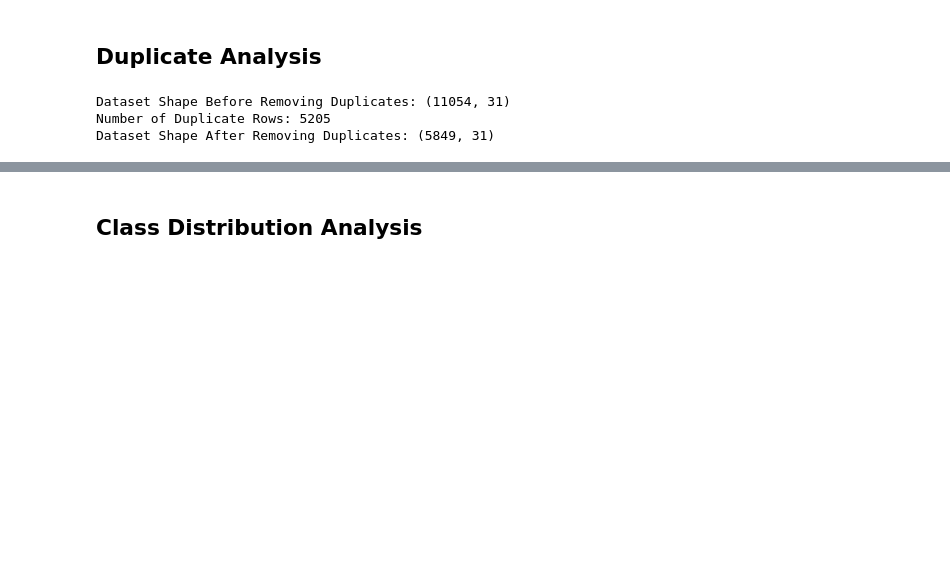
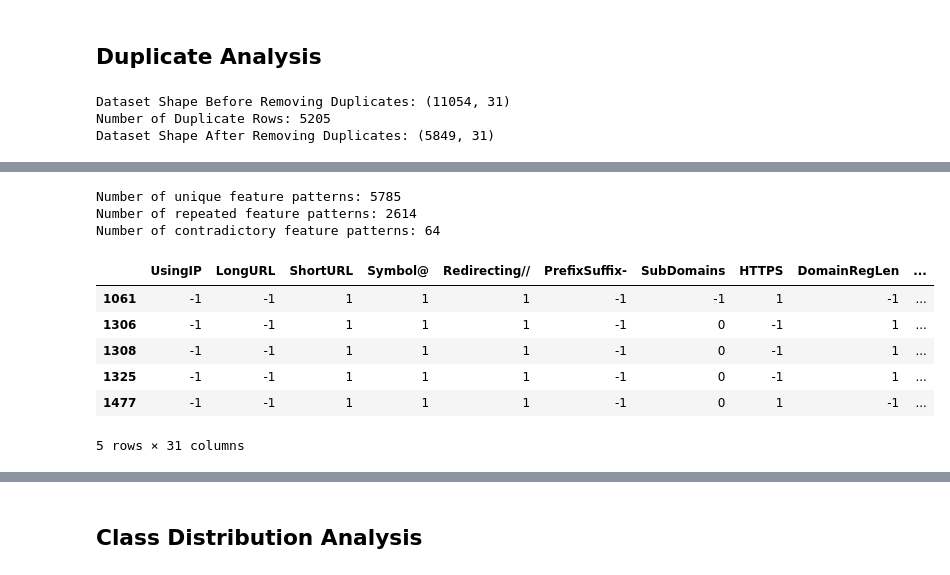
Before and after one commit to ja4smin/phishing-detection-reproduction, a Jupyter notebook: Phishing_Detection_Reproduction.ipynb, the cells around one changed output, grey strips where cells are left out. Saved outputs shown, nothing was run; the diff lists cells and outputs as text; code cells hidden in the pictures; blank space fills up the shorter version.

Commit message:
Add duplicate pattern analysis

```diff
--- a/Phishing_Detection_Reproduction.ipynb
+++ b/Phishing_Detection_Reproduction.ipynb
@@ -140,0 +145,40 @@ Dataset Shape After Removing Duplicates: (5849, 31)
+# %%
+# Identify feature columns (exclude Index and target class)
+feature_cols = [col for col in df.columns if col not in ["Index", "class"]]
+
+# Count unique feature patterns
+pattern_counts = (
+    df.groupby(feature_cols)
+      .size()
+      .reset_index(name="count")
+)
+
+print("Number of unique feature patterns:", pattern_counts.shape[0])
+print("Number of repeated feature patterns:", (pattern_counts["count"] > 1).sum())
+
+# Check whether identical feature patterns have different labels
+label_counts_per_pattern = (
+    df.groupby(feature_cols)["class"]
+      .nunique()
+      .reset_index(name="num_labels")
+)
+
+contradictory_patterns = label_counts_per_pattern[
+    label_counts_per_pattern["num_labels"] > 1
+]
+
+print("Number of contradictory feature patterns:", contradictory_patterns.shape[0])
+
+# Show first few contradictory patterns if any exist
+contradictory_patterns.head()
+# %% [output]
+Number of unique feature patterns: 5785
+Number of repeated feature patterns: 2614
+Number of contradictory feature patterns: 64
+|  | UsingIP | LongURL | ShortURL | Symbol@ | Redirecting// | PrefixSuffix- | SubDomains | HTTPS | DomainRegLen | ... |
+| 1061 | -1 | -1 | 1 | 1 | 1 | -1 | -1 | 1 | -1 | ... |
+| 1306 | -1 | -1 | 1 | 1 | 1 | -1 | 0 | -1 | 1 | ... |
+| 1308 | -1 | -1 | 1 | 1 | 1 | -1 | 0 | -1 | 1 | ... |
+| 1325 | -1 | -1 | 1 | 1 | 1 | -1 | 0 | -1 | 1 | ... |
+| 1477 | -1 | -1 | 1 | 1 | 1 | -1 | 0 | 1 | -1 | ... |
+5 rows × 31 columns
```
Also changed, not shown: parts of 2 cells of this notebook.
